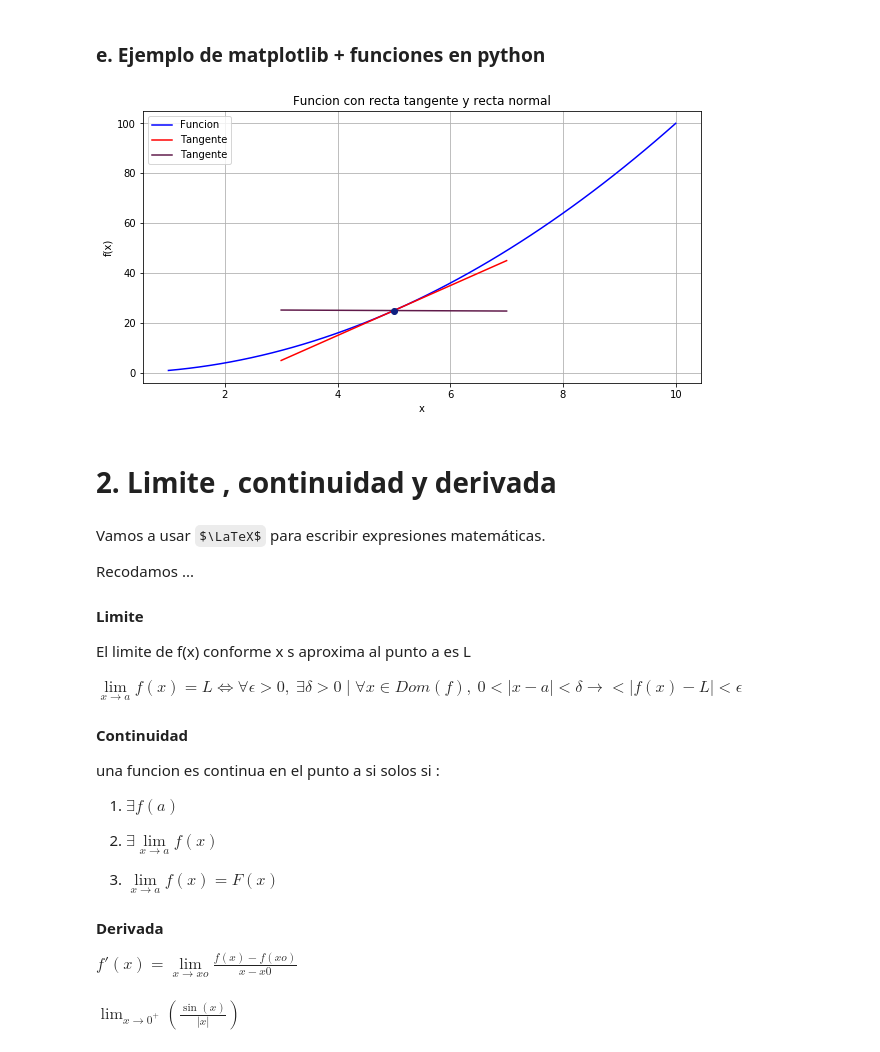
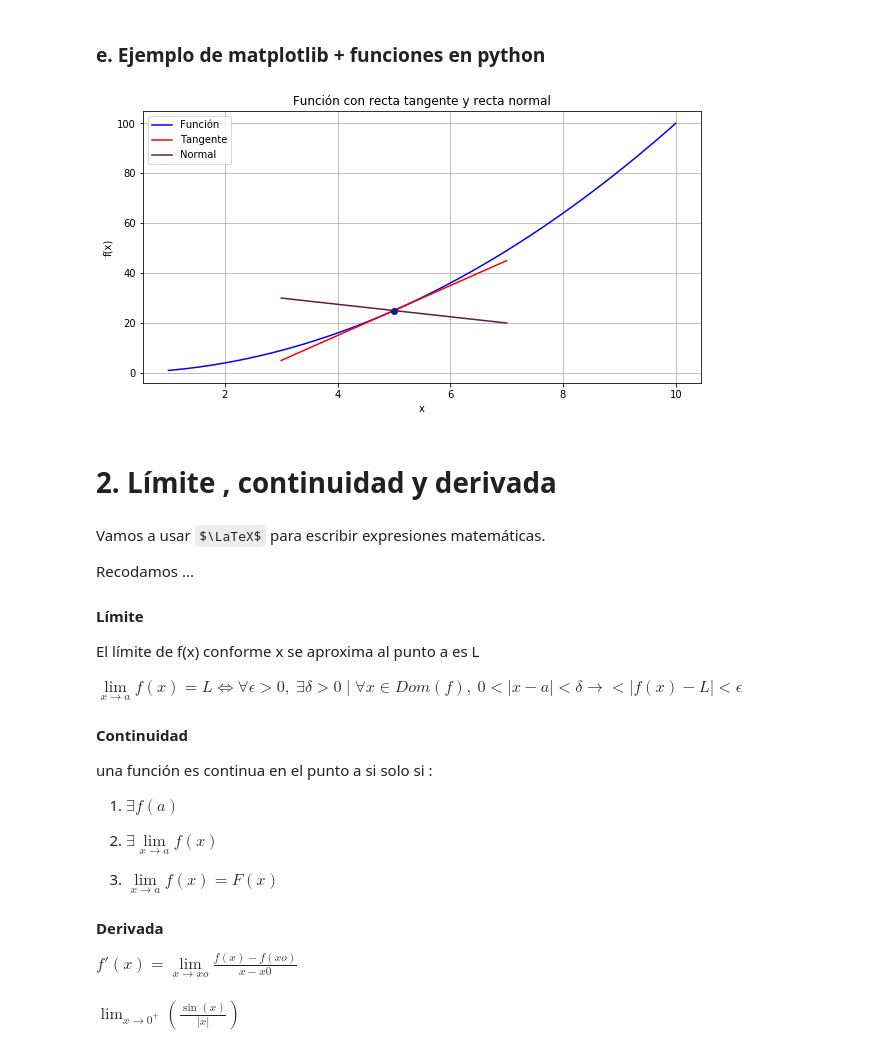
Before and after one commit to HernanMagallanes/AM_Python, a Jupyter notebook: Cálculo diferencial con python.ipynb, the cells around one changed output. Drawn from its saved outputs; the diff is of its cells as text; code cells hidden in the pictures; some formulas as TeX source.

```diff
--- a/Cálculo diferencial con python.ipynb
+++ b/Cálculo diferencial con python.ipynb
@@ -157,8 +156,8 @@ plot(p)
 # %% [markdown]
 ### e.  Ejemplo de matplotlib + funciones en python
 # %%
-# con Python podemos definir una funcion espefica
-# en este ejemplo podemos construir una funcion y su tangente ayudandonos con numpy
+# con Python podemos definir una función específica
+# en este ejemplo podemos construir una función y su tangente ayudándonos con numpy
 
 def cuadrado(x):
     return x**2
@@ -172,51 +171,51 @@ def tangente(px, n):
 
 def normal(px, n):
     x_n = np.linspace(px-n, px+n)
-    y_n = cuadrado(px) -1/(2*px) *(x_n - px)   # pendiente = -1 / f'
+    y_n = cuadrado(px) -1/2*px *(x_n - px)   # pendiente = -1 / f'
 
     return x_n, y_n
 # %%
 plt.figure(figsize=(10,5))
 
 x = np.linspace(1,10)
 y = cuadrado(x)
-plt.plot(x, y, 'b', label='Funcion')
+plt.plot(x, y, 'b', label='Función')
 
 # elegimos punto de análisis
 punto= 5
 
 # creamos recta tangente
 tg = tangente(punto,2)
 plt.plot(tg[0], tg[1], 'r', label= 'Tangente')
 
 # creamos recta normal
 n = normal(punto,2)
-plt.plot(n[0], n[1], color='#601a4a', label= 'Tangente')
+plt.plot(n[0], n[1], color='#601a4a', label= 'Normal')
 
 # graficamos punto de análisis
 plt.plot(punto,cuadrado(punto), color='#0f2080',marker='o')
 
 # parametros de matplotlib para graficar
 plt.legend()
 plt.xlabel('x')
 plt.ylabel('f(x)')
-plt.title('Funcion con recta tangente y recta normal')
+plt.title('Función con recta tangente y recta normal')
 
 plt.grid(True)
 plt.show()
 # %% [output]
-[figure, old version]
+[figure, new version]
 # %%
 # no se puede ver la perpendicularidad entre la tangente y la normal por la escala de los ejes
 # %% [markdown]
-# 2. Limite , continuidad y derivada
+# 2. Límite , continuidad y derivada
 # %% [markdown]
 Vamos a usar $\LaTeX$ para escribir expresiones matemáticas.
 
 Recodamos ...
 
-#### Limite
-El limite de f(x) conforme x s aproxima al punto a es L
+#### Límite
+El límite de f(x) conforme x se aproxima al punto a es L
 
 $  \lim\limits_{x \to a}{f(x)}
 = L \iff \forall \epsilon > 0  ,$
@@ -225,7 +224,7 @@ $ 0 < |x-a| < \delta  \rightarrow < |f(x) -L| < \epsilon$
 
 
 #### Continuidad
-una funcion es continua en el punto a si solos si :
+una función es continua en el punto a si solo si :
 
 1) $\exists f(a) $
 
```
Also changed, not shown: parts of 37 cells of this notebook.
